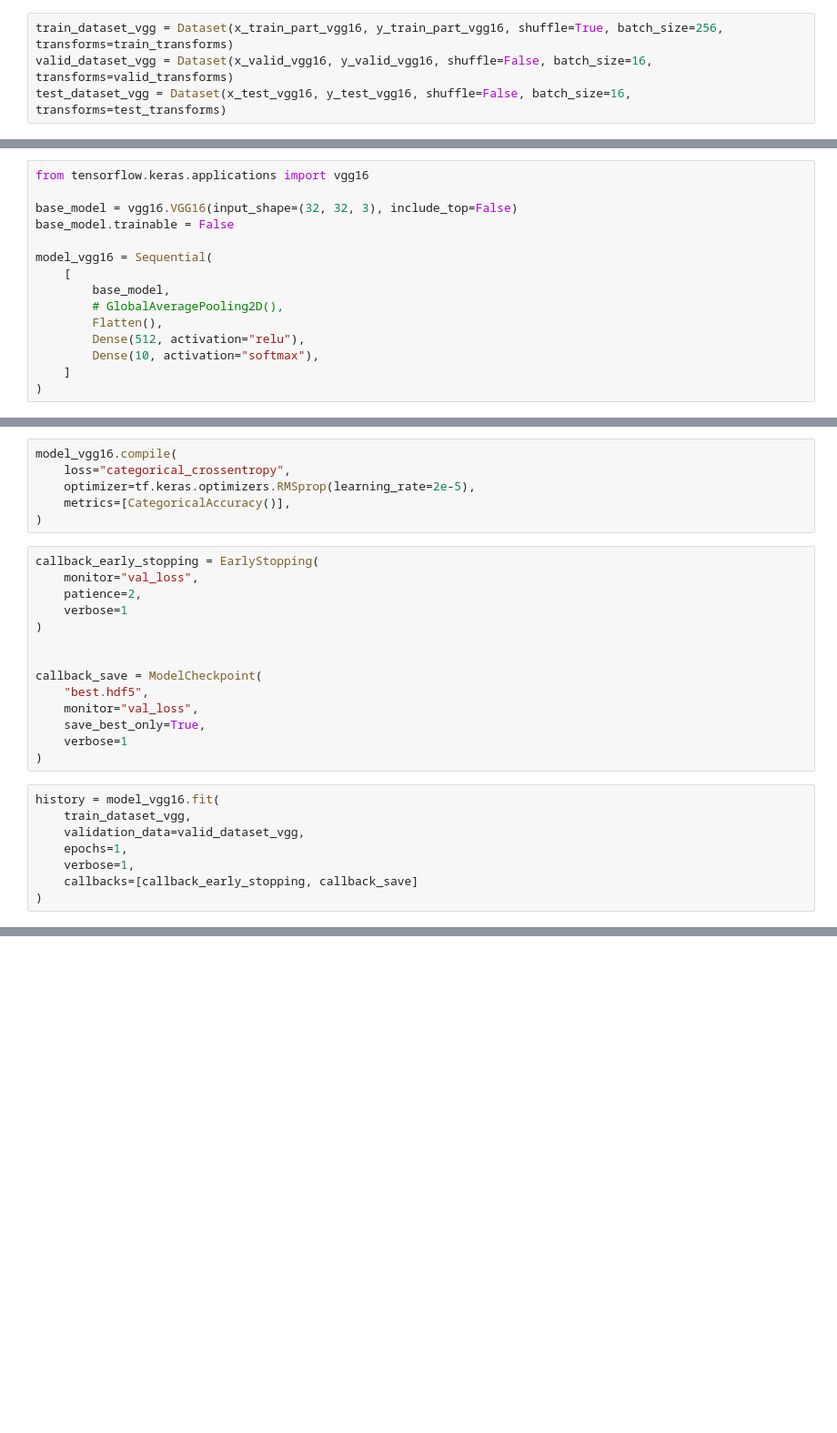
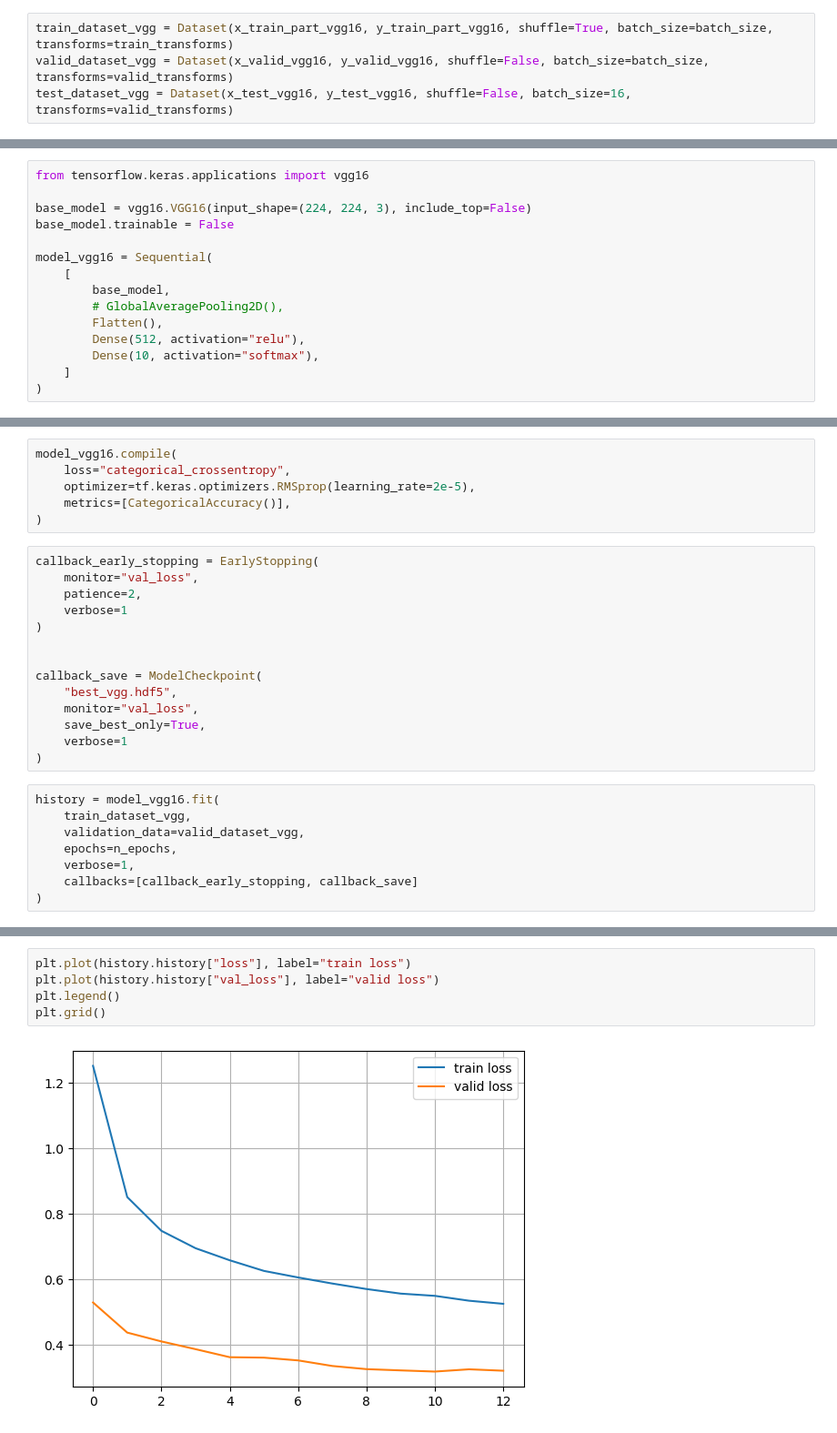
Before and after one commit to olhaishchenko/-data_science, a Jupyter notebook: HW_10_2.ipynb, the cells around one changed output, grey strips where cells are left out. Shown at 91% size. Saved outputs shown, nothing was run; the diff lists cells and outputs as text; blank space fills up the shorter version.

```diff
--- a/HW_10_2.ipynb
+++ b/HW_10_2.ipynb
@@ -145,7 +141,7 @@ test_transforms = A.Compose(
 # %%
-train_dataset_vgg = Dataset(x_train_part_vgg16, y_train_part_vgg16, shuffle=True, batch_size=256, transforms=train_transforms)
-valid_dataset_vgg = Dataset(x_valid_vgg16, y_valid_vgg16, shuffle=False, batch_size=16, transforms=valid_transforms)
-test_dataset_vgg = Dataset(x_test_vgg16, y_test_vgg16, shuffle=False, batch_size=16, transforms=test_transforms)
+train_dataset_vgg = Dataset(x_train_part_vgg16, y_train_part_vgg16, shuffle=True, batch_size=batch_size, transforms=train_transforms)
+valid_dataset_vgg = Dataset(x_valid_vgg16, y_valid_vgg16, shuffle=False, batch_size=batch_size, transforms=valid_transforms)
+test_dataset_vgg = Dataset(x_test_vgg16, y_test_vgg16, shuffle=False, batch_size=16, transforms=valid_transforms)
 # %%
 X, y = train_dataset_vgg[0]
 X.shape, y.shape
@@ -154,7 +150,7 @@ X.shape, y.shape
 # %%
 from tensorflow.keras.applications import vgg16
 
-base_model = vgg16.VGG16(input_shape=(32, 32, 3), include_top=False)
+base_model = vgg16.VGG16(input_shape=(224, 224, 3), include_top=False)
 base_model.trainable = False
 
 model_vgg16 = Sequential(
@@ -204,7 +200,7 @@ callback_early_stopping = EarlyStopping(
 
 
 callback_save = ModelCheckpoint(
-    "best.hdf5",
+    "best_vgg.hdf5",
     monitor="val_loss",
     save_best_only=True,
     verbose=1
@@ -213,7 +209,7 @@ callback_save = ModelCheckpoint(
 history = model_vgg16.fit(
     train_dataset_vgg,
     validation_data=valid_dataset_vgg,
-    epochs=1,
+    epochs=n_epochs,
     verbose=1,
     callbacks=[callback_early_stopping, callback_save]
 )
@@ -221,0 +236,7 @@ ResourceExhaustedError: ignored
+# %%
+plt.plot(history.history["loss"], label="train loss")
+plt.plot(history.history["val_loss"], label="valid loss")
+plt.legend()
+plt.grid()
+# %% [output]
+[figure, added]
```
Also changed, not shown: parts of 14 cells of this notebook.
